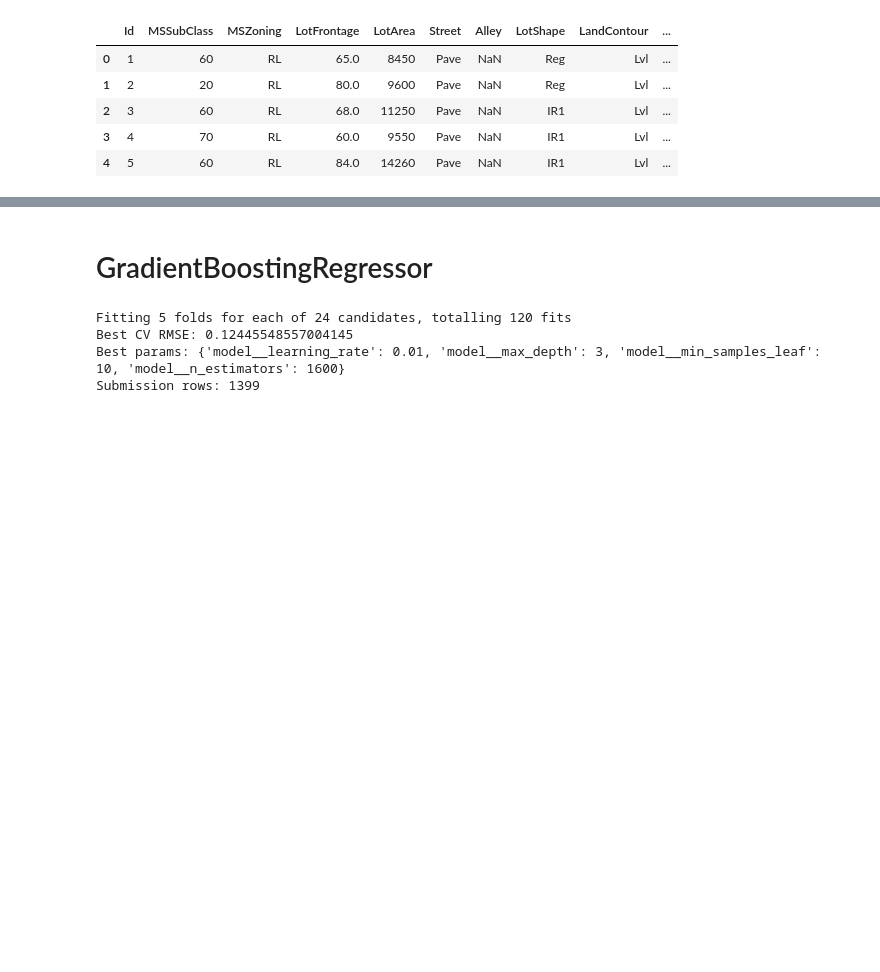
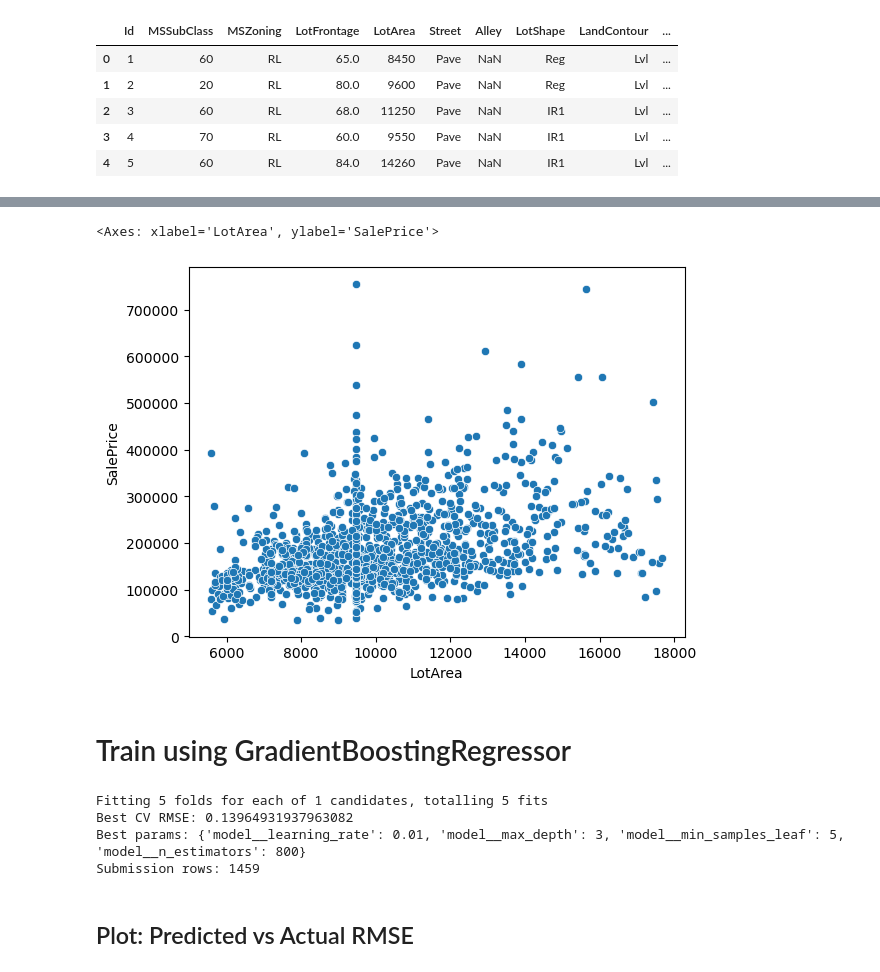
Before and after one commit to armenddsh/house-pricing-prediction-kaggle, a Jupyter notebook: project.ipynb, the cells around one changed output, grey strips where cells are left out. Saved outputs shown, nothing was run; the diff lists cells and outputs as text; code cells hidden in the pictures; blank space fills up the shorter version.

```diff
--- a/project.ipynb
+++ b/project.ipynb
@@ -188,5 +228,10 @@ sns.distplot(df_train['SalePrice'])
+# %%
+sns.scatterplot(df_train, x="LotArea", y="SalePrice")
+# %% [output]
+<Axes: xlabel='LotArea', ylabel='SalePrice'>
+[figure, added]
 # %% [markdown]
-# GradientBoostingRegressor
+# Train using GradientBoostingRegressor
 # %%
 import numpy as np
 import pandas as pd
@@ -215,10 +260,10 @@ pipe = Pipeline([
 ])
 
 param_grid = {
-    "model__n_estimators": [800, 1200, 1600],
-    "model__learning_rate": [0.01, 0.05],
-    "model__max_depth": [3, 4],
-    "model__min_samples_leaf": [5, 10]
+    "model__n_estimators": [800], # 1200, 1600
+    "model__learning_rate": [0.01], # 0.05
+    "model__max_depth": [3], # 4
+    "model__min_samples_leaf": [5] # 10
 }
 
 grid = GridSearchCV(
@@ -250,10 +295,12 @@ submission = pd.DataFrame({
 submission.to_csv("submission.csv", index=False)
 print("Submission rows:", len(submission))
 # %% [output]
-Fitting 5 folds for each of 24 candidates, totalling 120 fits
-Best CV RMSE: 0.12445548557004145
-Best params: {'model__learning_rate': 0.01, 'model__max_depth': 3, 'model__min_samples_leaf': 10, 'model__n_estimators': 1600}
-Submission rows: 1399
+Fitting 5 folds for each of 1 candidates, totalling 5 fits
+Best CV RMSE: 0.13964931937963082
+Best params: {'model__learning_rate': 0.01, 'model__max_depth': 3, 'model__min_samples_leaf': 5, 'model__n_estimators': 800}
+Submission rows: 1459
+# %% [markdown]
+## Plot: Predicted vs Actual RMSE
 # %%
 import matplotlib.pyplot as plt
 from sklearn.model_selection import train_test_split
```
Also changed, not shown: parts of 8 cells of this notebook, 7 other files.
